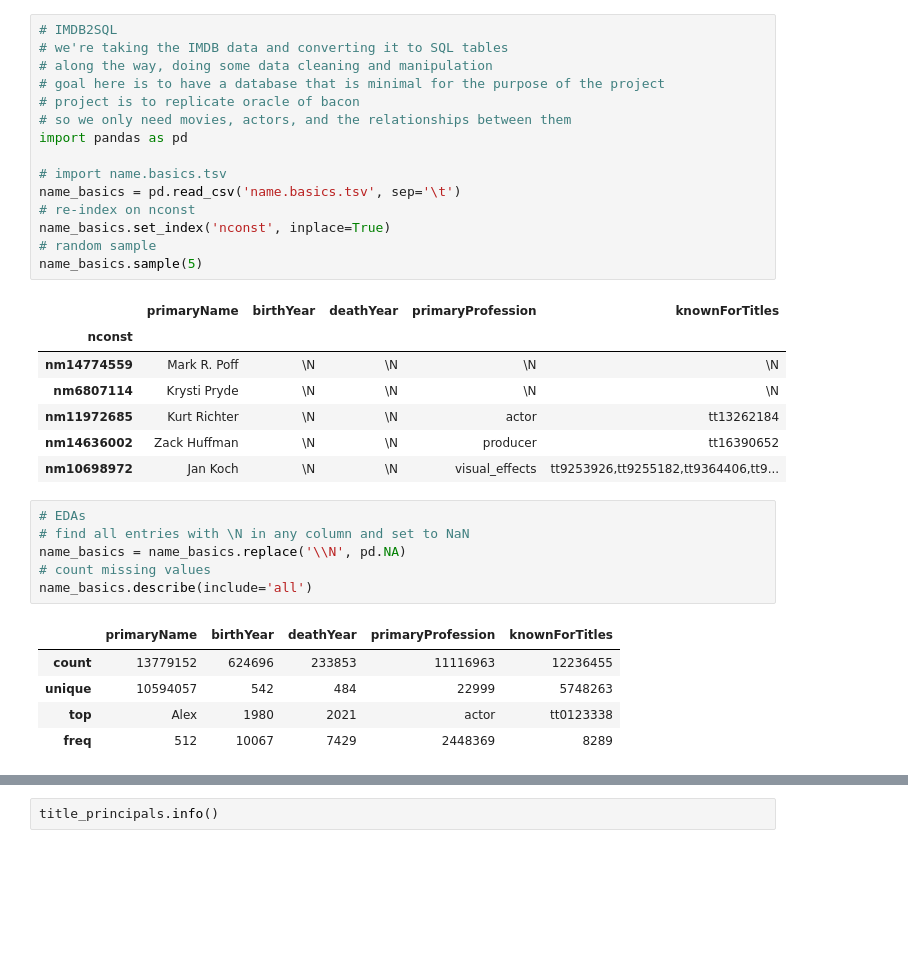
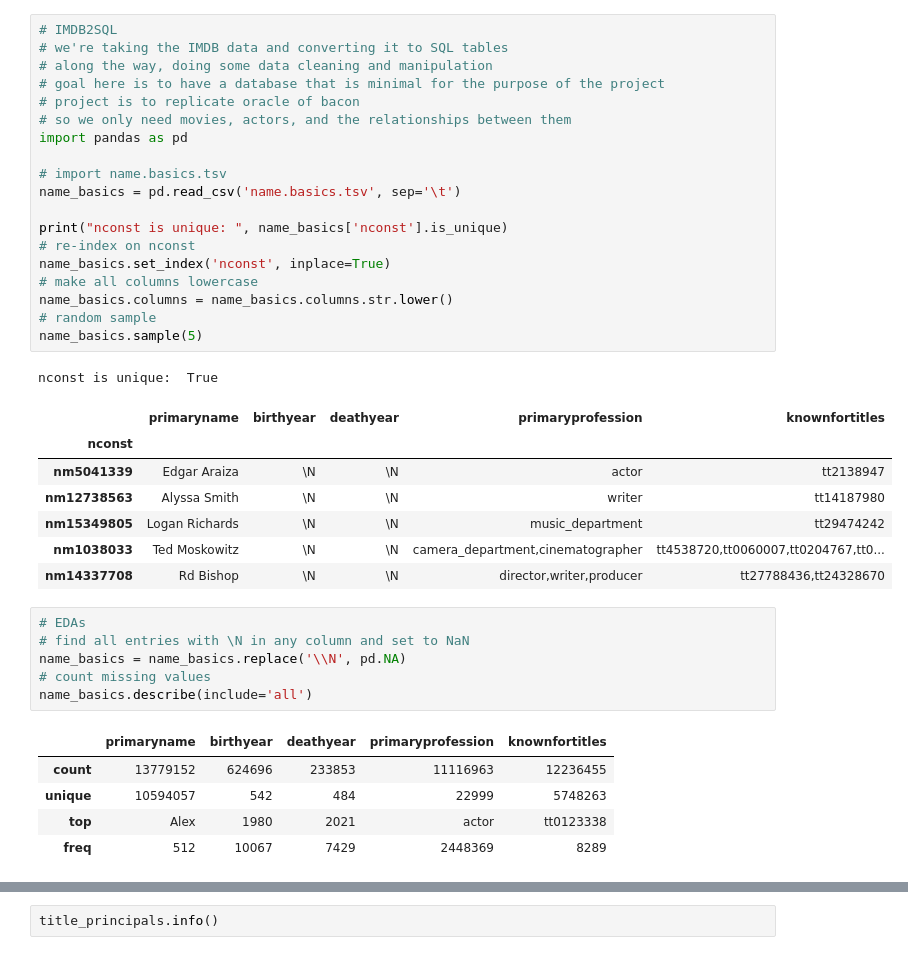
Before and after one commit to SharpWave/Dave_ML, a Jupyter notebook: IMDB2SQL.ipynb, the cells around one changed output, grey strips where cells are left out. Cells and saved outputs as stored; diff of their text form; blank space fills up the shorter version.

```diff
--- a/IMDB2SQL.ipynb
+++ b/IMDB2SQL.ipynb
@@ -1,26 +1,31 @@
 # %%
 # IMDB2SQL
 # we're taking the IMDB data and converting it to SQL tables
 # along the way, doing some data cleaning and manipulation
 # goal here is to have a database that is minimal for the purpose of the project
 # project is to replicate oracle of bacon
 # so we only need movies, actors, and the relationships between them
 import pandas as pd
 
 # import name.basics.tsv
 name_basics = pd.read_csv('name.basics.tsv', sep='\t')
+
+print("nconst is unique: ", name_basics['nconst'].is_unique)
 # re-index on nconst
 name_basics.set_index('nconst', inplace=True)
+# make all columns lowercase
+name_basics.columns = name_basics.columns.str.lower()
 # random sample
 name_basics.sample(5)
 # %% [output]
+nconst is unique:  True
-|  | primaryName | birthYear | deathYear | primaryProfession | knownForTitles |
+|  | primaryname | birthyear | deathyear | primaryprofession | knownfortitles |
 | nconst |  |  |  |  |  |
-| nm14774559 | Mark R. Poff | \N | \N | \N | \N |
-| nm6807114 | Krysti Pryde | \N | \N | \N | \N |
-| nm11972685 | Kurt Richter | \N | \N | actor | tt13262184 |
-| nm14636002 | Zack Huffman | \N | \N | producer | tt16390652 |
-| nm10698972 | Jan Koch | \N | \N | visual_effects | tt9253926,tt9255182,tt9364406,tt9... |
+| nm5041339 | Edgar Araiza | \N | \N | actor | tt2138947 |
+| nm12738563 | Alyssa Smith | \N | \N | writer | tt14187980 |
+| nm15349805 | Logan Richards | \N | \N | music_department | tt29474242 |
+| nm1038033 | Ted Moskowitz | \N | \N | camera_department,cinematographer | tt4538720,tt0060007,tt0204767,tt0... |
+| nm14337708 | Rd Bishop | \N | \N | director,writer,producer | tt27788436,tt24328670 |
 # %%
 # EDAs
 # find all entries with \N in any column and set to NaN
@@ -28,7 +33,7 @@ name_basics = name_basics.replace('\\N', pd.NA)
 # count missing values
 name_basics.describe(include='all')
 # %% [output]
-|  | primaryName | birthYear | deathYear | primaryProfession | knownForTitles |
+|  | primaryname | birthyear | deathyear | primaryprofession | knownfortitles |
 | count | 13779152 | 624696 | 233853 | 11116963 | 12236455 |
 | unique | 10594057 | 542 | 484 | 22999 | 5748263 |
 | top | Alex | 1980 | 2021 | actor | tt0123338 |
```
Also changed, not shown: parts of 25 cells of this notebook.
